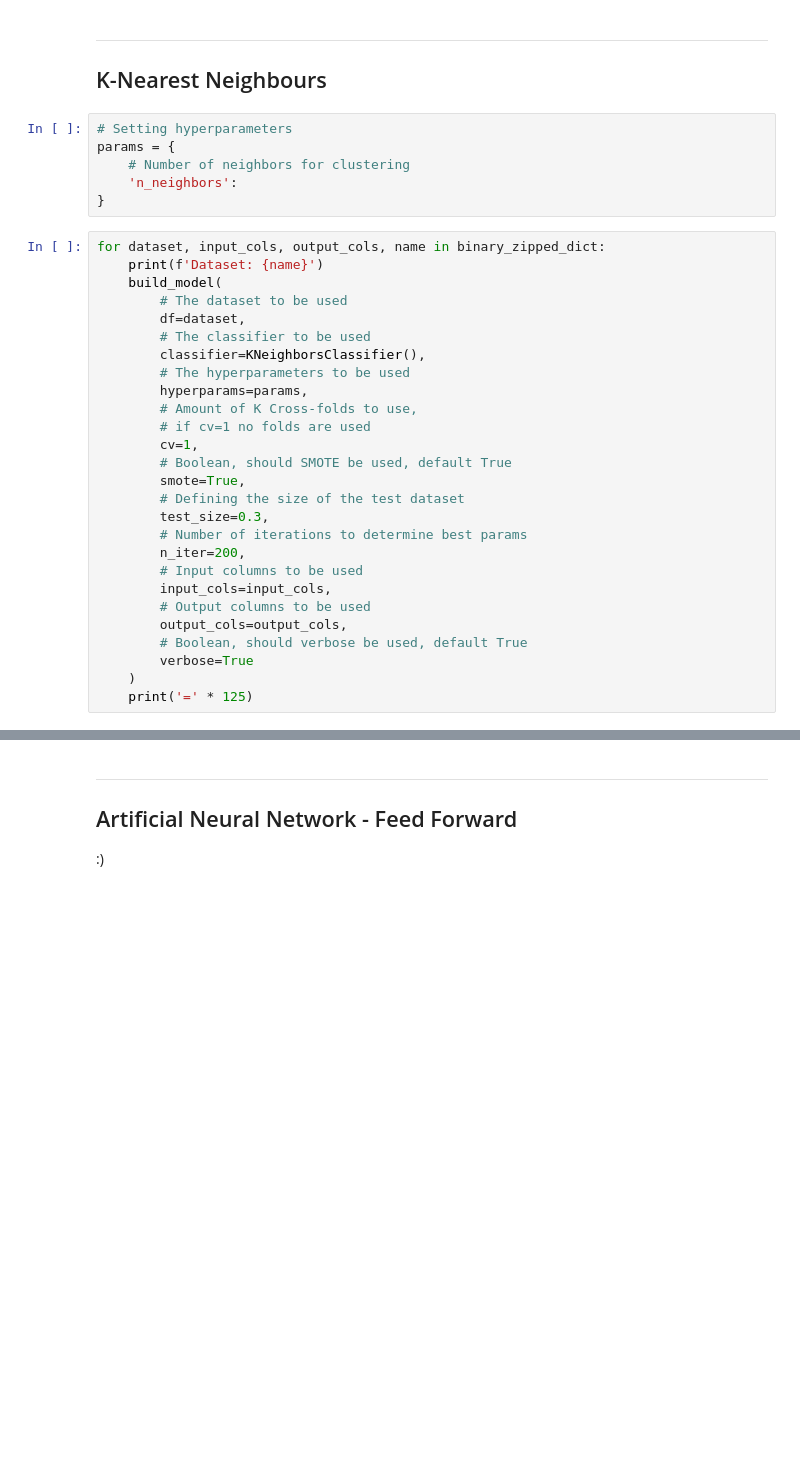
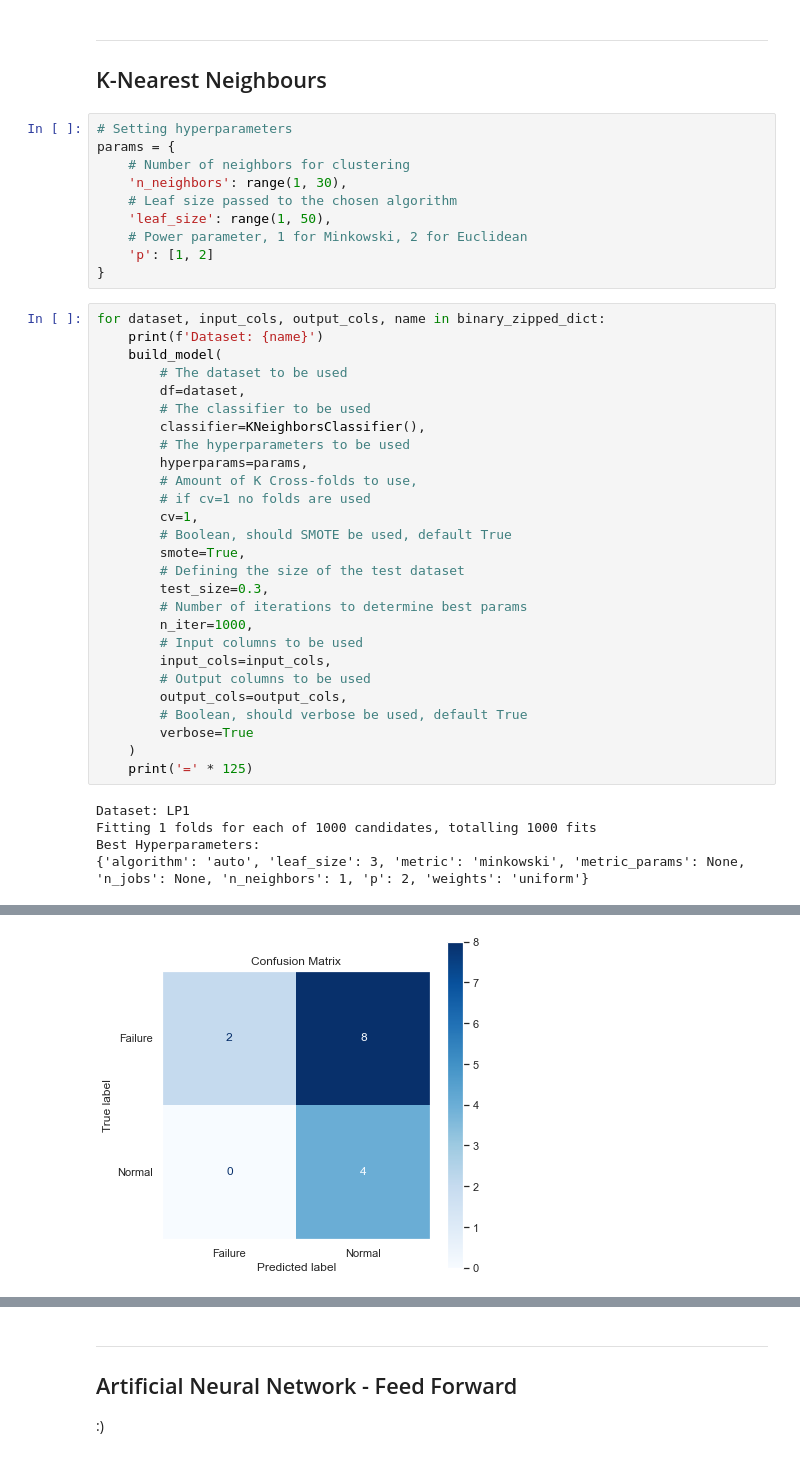
Before and after one commit to Danielwoodh/Robot-Failure-Classification, a Jupyter notebook: robot-failure-classification.ipynb, the cells around one changed output, grey strips where cells are left out. Saved outputs shown, nothing was run; the diff lists cells and outputs as text; blank space fills up the shorter version.

Commit message:
Model Adding
- Added K-nearest neighbors
- Added GaussianNB
- Added SVM - Linear
- Added SVM - RBF
- Added Neural Network

```diff
--- a/robot-failure-classification.ipynb
+++ b/robot-failure-classification.ipynb
@@ -952,12 +1029,16 @@ Again, these results will be discussed in more detail in the **report**.
 # %% [markdown]
 ---
 ## K-Nearest Neighbours
-# %%
-# Setting hyperparameters
-params = {
-    # Number of neighbors for clustering
-    'n_neighbors':
-}
+# %%
+# Setting hyperparameters
+params = {
+    # Number of neighbors for clustering
+    'n_neighbors': range(1, 30),
+    # Leaf size passed to the chosen algorithm
+    'leaf_size': range(1, 50),
+    # Power parameter, 1 for Minkowski, 2 for Euclidean
+    'p': [1, 2]
+}
 # %%
 for dataset, input_cols, output_cols, name in binary_zipped_dict:
     print(f'Dataset: {name}')
@@ -976,7 +1057,7 @@ for dataset, input_cols, output_cols, name in binary_zipped_dict:
         # Defining the size of the test dataset
         test_size=0.3,
         # Number of iterations to determine best params
-        n_iter=200,
+        n_iter=1000,
         # Input columns to be used
         input_cols=input_cols,
         # Output columns to be used
@@ -985,3 +1066,8 @@ for dataset, input_cols, output_cols, name in binary_zipped_dict:
         verbose=True
     )
     print('=' * 125)
+# %% [output]
+Dataset: LP1
+Fitting 1 folds for each of 1000 candidates, totalling 1000 fits
+Best Hyperparameters:
+{'algorithm': 'auto', 'leaf_size': 3, 'metric': 'minkowski', 'metric_params': None, 'n_jobs': None, 'n_neighbors': 1, 'p': 2, 'weights': 'uniform'}
@@ -987,0 +1094 @@ for dataset, input_cols, output_cols, name in binary_zipped_dict:
+[figure, added]
```
Also changed, not shown: parts of 21 cells of this notebook, 1 other file.
